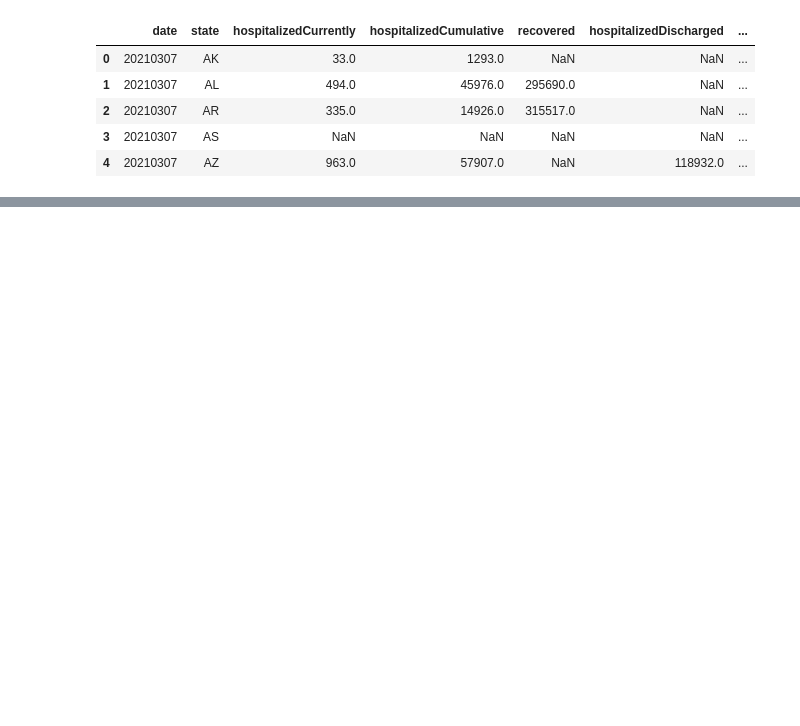
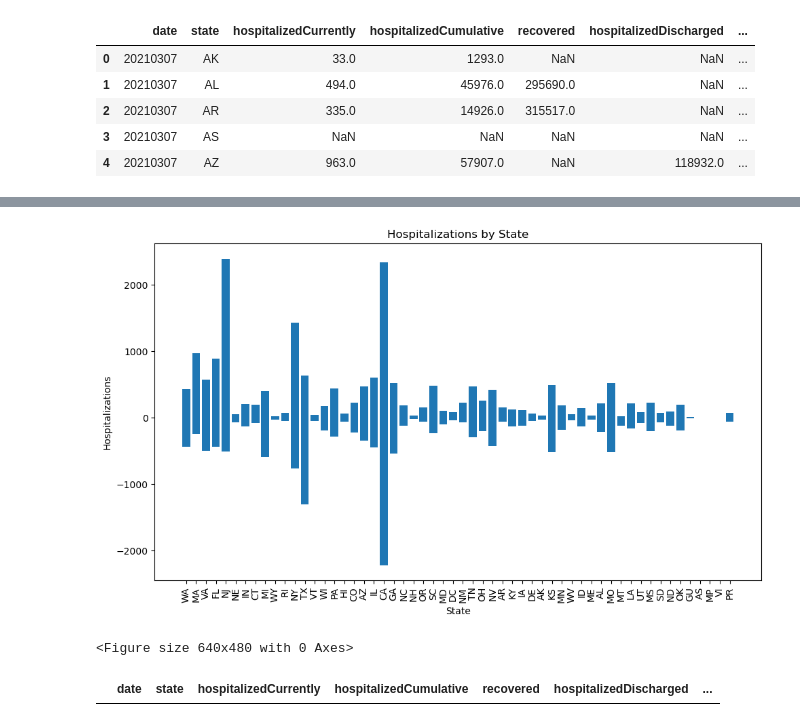
Before and after one commit to elawal/Project1, a Jupyter notebook: COVID19Py.ipynb, the cells around one changed output, grey strips where cells are left out. Cells and saved outputs as stored; diff of their text form; code cells hidden in the pictures; blank space fills up the shorter version.

```diff
--- a/COVID19Py.ipynb
+++ b/COVID19Py.ipynb
@@ -15,13 +15,11 @@ data_url = requests.get(url)
 historic_val = data_url.json()
 # %%
 # Load the CSV file created in Part 1 into a Pandas DataFrame
-historic_val_df = pd.DataFrame(historic_val)
-
-historic_val_df = historic_val_df[["date", "state", "hospitalizedCurrently", "hospitalizedCumulative", "recovered", "hospitalizedDischarged","dateChecked"]]
-
+historic_df = pd.DataFrame(historic_val)
+historic_df = historic_df[["date", "state", "hospitalizedCurrently", "hospitalizedCumulative", "recovered", "hospitalizedDischarged","dateChecked"]]
 
 # Display sample data
-historic_val_df.head()
+historic_df.head()
 # %% [output]
 |  | date | state | hospitalizedCurrently | hospitalizedCumulative | recovered | hospitalizedDischarged | ... |
 | 0 | 20210307 | AK | 33.0 | 1293.0 | NaN | NaN | ... |
@@ -99,0 +30,13 @@ test.head(50)
+# %%
+# # Are there any states that, over time, saw a decrease in covid hospitalizations? which state decreased the fastes in 2020?
+
+# Filtering/sorting data by date = 2020
+historic_df = historic_df[historic_df['date'] < 20210000]
+historic_df.sort_values('date', inplace=True)
+
+# Grouping state and hozpitalized currently data
+historic_df['hospitalized_diff'] = historic_df.groupby('state')['hospitalizedCurrently'].diff()
+decreased_hospitalizations = historic_df[historic_df['hospitalized_diff'] < 0]
+
+decreased_hospitalizations = decreased_hospitalizations.sort_values('hospitalized_diff', ascending=True).drop_duplicates(['state'])
+decreased_hospitalizations.head()
@@ -99,0 +50,40 @@ test.head(50)
+# %%
+
+# Plotting data for year = 2020
+
+x_axis = historic_df['state']
+y_axis = historic_df['hospitalized_diff']
+
+plt.figure(figsize=(10, 6))
+plt.bar(x_axis, y_axis)
+
+# Graph properties
+plt.title('Hospitalizations by State')
+plt.xlabel('State')
+plt.ylabel('Hospitalizations')
+plt.xticks(rotation=90, horizontalalignment="center")
+plt.tight_layout()
+plt.show()
+
+# Save the figure
+plt.savefig("Data/Fig1.png")
+
+# Show plot
+plt.show()
+# %% [output]
+[figure, added]
+<Figure size 640x480 with 0 Axes>
+# %%
+
+# Filtering/sorting data by date = 2021
+historic_df = historic_df[historic_df['date'] >= 20210000]
+historic_df.sort_values('date', inplace=True)
+
+# Grouping state and hozpitalized currently data
+historic_df['hospitalized_diff'] = historic_df.groupby('state')['hospitalizedCurrently'].diff()
+decreased_hospitalizations = historic_df[historic_df['hospitalized_diff'] < 0]
+
+decreased_hospitalizations = decreased_hospitalizations.sort_values('hospitalized_diff', ascending=True).drop_duplicates(['state'])
+decreased_hospitalizations.head()
+# %% [output]
+|  | date | state | hospitalizedCurrently | hospitalizedCumulative | recovered | hospitalizedDischarged | ... |
```
Also changed, not shown: parts of 2 cells of this notebook, 3 other files.
